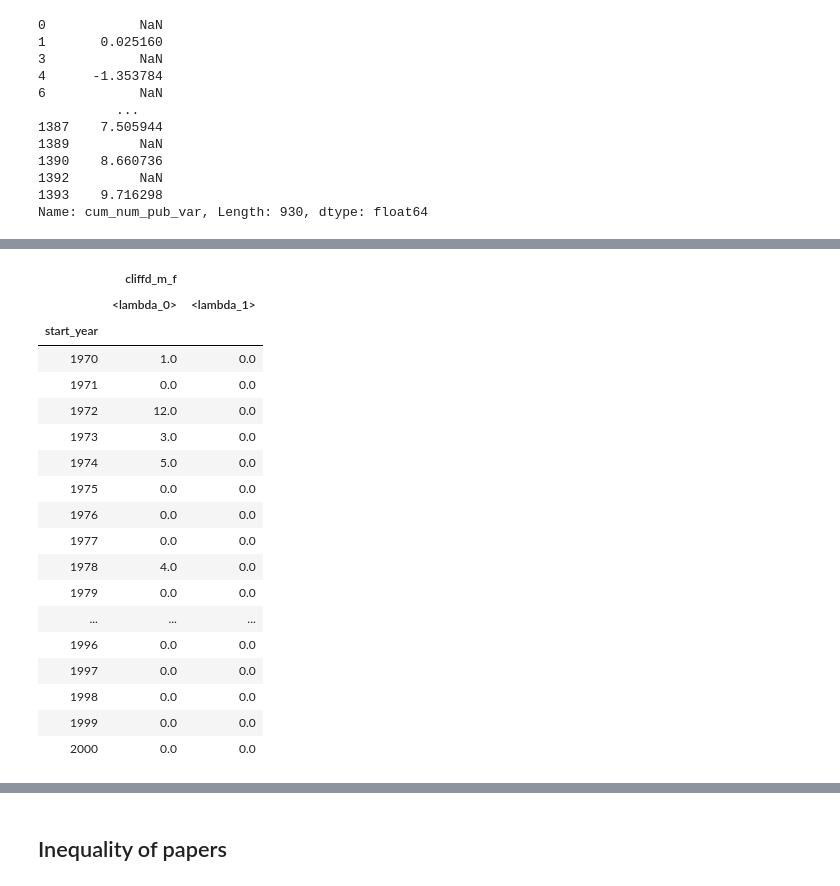
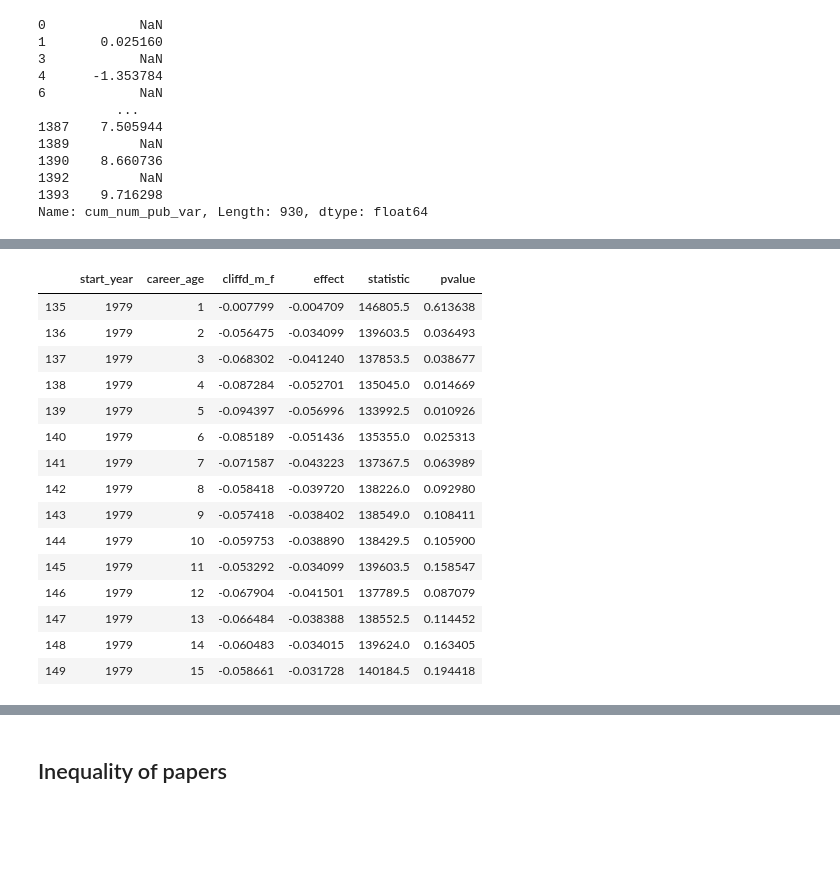
Before and after one commit to gesiscss/inequality, a Jupyter notebook: 7.Citation and Publication analysis.ipynb, the cells around one changed output, grey strips where cells are left out. Cells and saved outputs as stored; diff of their text form; code cells hidden in the pictures; blank space fills up the shorter version.

```diff
--- a/7.Citation and Publication analysis.ipynb
+++ b/7.Citation and Publication analysis.ipynb
@@ -569,22 +554,25 @@ sum(mwu_cliff_d_cum_pub_first['cliffd_m_f'] > 0.1)
 # %%
-mwu_cliff_d_cum_pub_first.groupby('start_year').agg({'cliffd_m_f': [lambda x: sum(x >= 0.1), lambda x: sum(x < -0.1)]})
+def get_effect_size_stats(stats):
+    effect_size_count = stats.groupby('start_year').agg({'cliffd_m_f': [lambda x: sum(x >= 0.1), lambda x: sum(x <= -0.1)],
+                                                         'pvalue': lambda x: sum(x <= 0.05)})
+    effect_size_count.columns = ['sig_male', 'sig_female', 'sig_mwu']
+    return effect_size_count
-# %% [output]
-|  | cliffd_m_f |  |
-|  | <lambda_0> | <lambda_1> |
-| start_year |  |  |
-| 1970 | 1.0 | 0.0 |
-| 1971 | 0.0 | 0.0 |
-| 1972 | 12.0 | 0.0 |
-| 1973 | 3.0 | 0.0 |
-| 1974 | 5.0 | 0.0 |
-| 1975 | 0.0 | 0.0 |
-| 1976 | 0.0 | 0.0 |
-| 1977 | 0.0 | 0.0 |
-| 1978 | 4.0 | 0.0 |
-| 1979 | 0.0 | 0.0 |
-| ... | ... | ... |
-| 1996 | 0.0 | 0.0 |
-| 1997 | 0.0 | 0.0 |
-| 1998 | 0.0 | 0.0 |
-| 1999 | 0.0 | 0.0 |
-| 2000 | 0.0 | 0.0 |
+# %%
+mwu_cliff_d_cum_cit[mwu_cliff_d_cum_cit.start_year == 1979]
+# %% [output]
+|  | start_year | career_age | cliffd_m_f | effect | statistic | pvalue |
+| 135 | 1979 | 1 | -0.007799 | -0.004709 | 146805.5 | 0.613638 |
+| 136 | 1979 | 2 | -0.056475 | -0.034099 | 139603.5 | 0.036493 |
+| 137 | 1979 | 3 | -0.068302 | -0.041240 | 137853.5 | 0.038677 |
+| 138 | 1979 | 4 | -0.087284 | -0.052701 | 135045.0 | 0.014669 |
+| 139 | 1979 | 5 | -0.094397 | -0.056996 | 133992.5 | 0.010926 |
+| 140 | 1979 | 6 | -0.085189 | -0.051436 | 135355.0 | 0.025313 |
+| 141 | 1979 | 7 | -0.071587 | -0.043223 | 137367.5 | 0.063989 |
+| 142 | 1979 | 8 | -0.058418 | -0.039720 | 138226.0 | 0.092980 |
+| 143 | 1979 | 9 | -0.057418 | -0.038402 | 138549.0 | 0.108411 |
+| 144 | 1979 | 10 | -0.059753 | -0.038890 | 138429.5 | 0.105900 |
+| 145 | 1979 | 11 | -0.053292 | -0.034099 | 139603.5 | 0.158547 |
+| 146 | 1979 | 12 | -0.067904 | -0.041501 | 137789.5 | 0.087079 |
+| 147 | 1979 | 13 | -0.066484 | -0.038388 | 138552.5 | 0.114452 |
+| 148 | 1979 | 14 | -0.060483 | -0.034015 | 139624.0 | 0.163405 |
+| 149 | 1979 | 15 | -0.058661 | -0.031728 | 140184.5 | 0.194418 |
```
Also changed, not shown: parts of 21 cells of this notebook, 4 other files.
